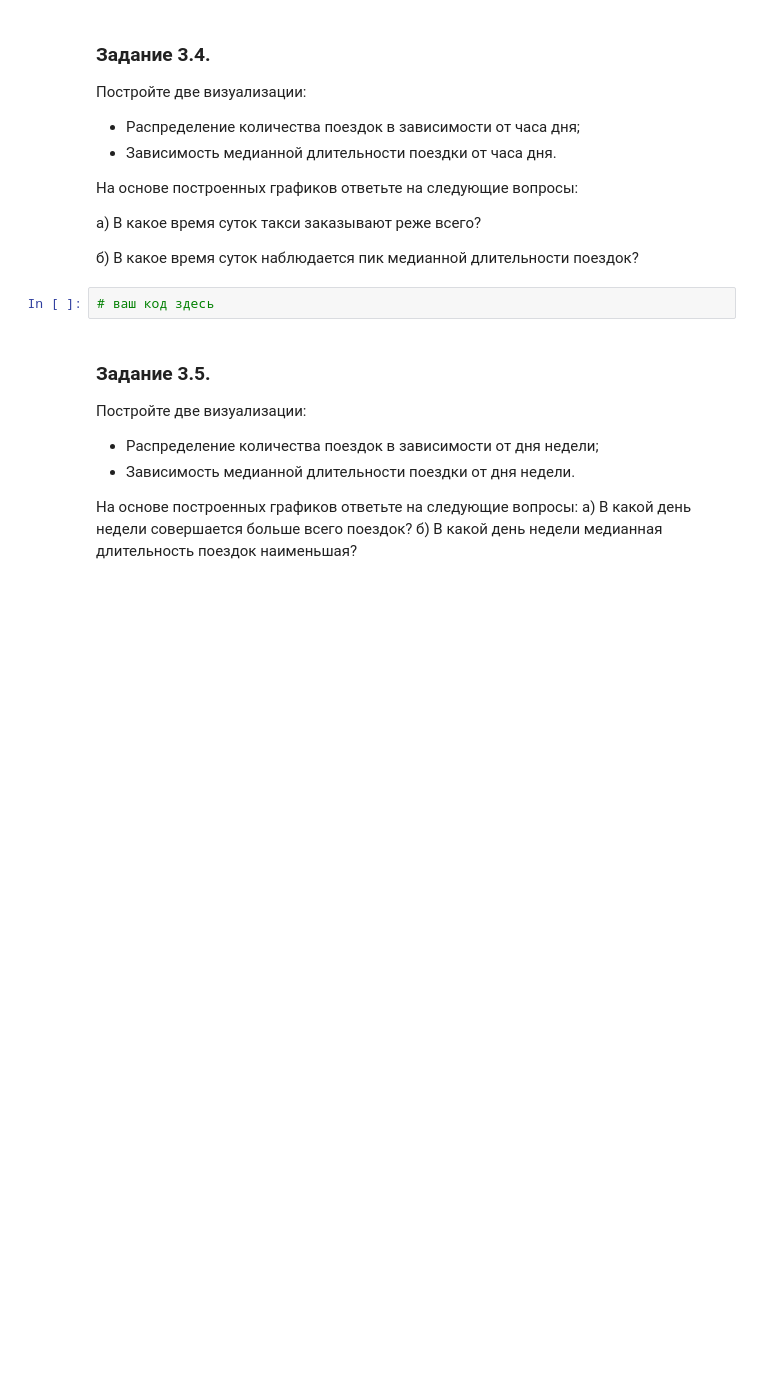
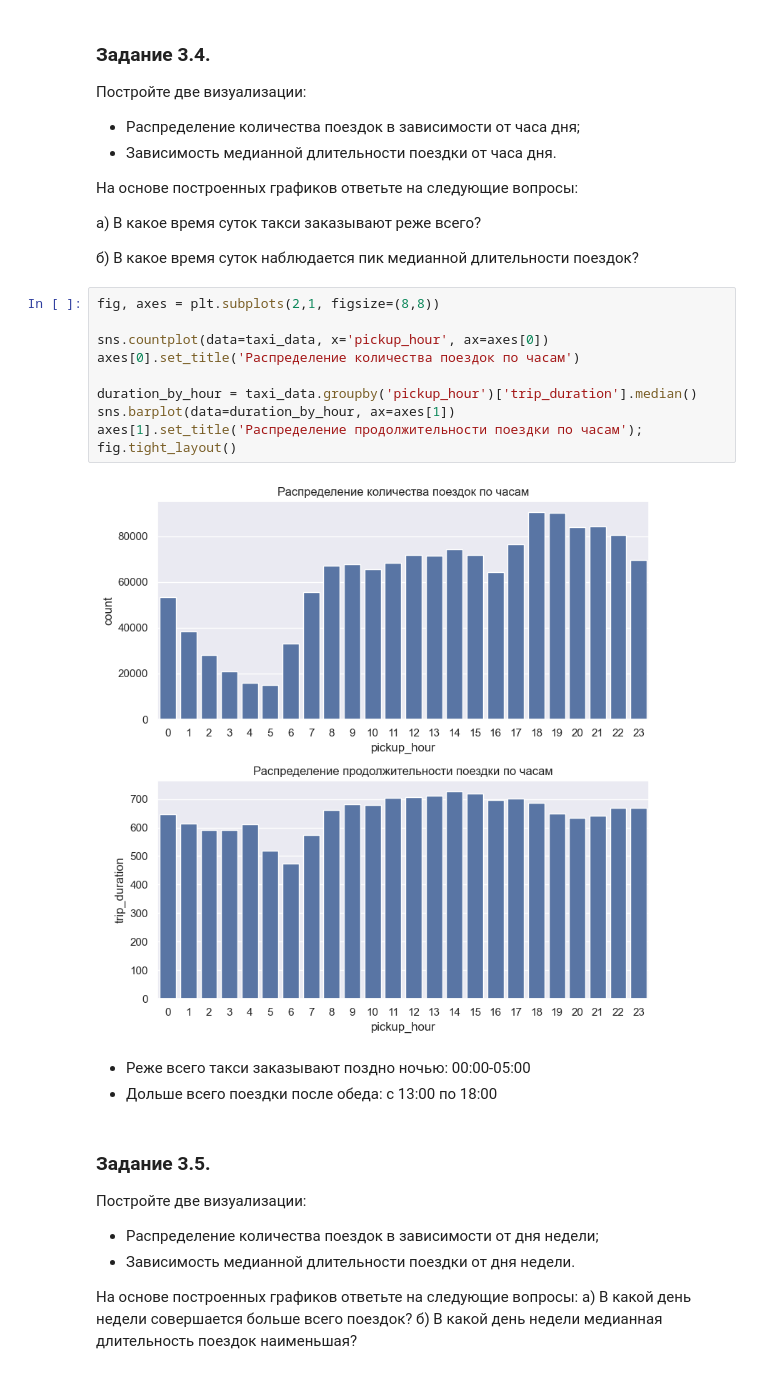
Before and after one commit to mvulf/sf_data_science, a Jupyter notebook: project_5/Project-5_Taxi.ipynb, the cells around one changed output. Cells and saved outputs as stored; diff of their text form; blank space fills up the shorter version.

```diff
--- a/project_5/Project-5_Taxi.ipynb
+++ b/project_5/Project-5_Taxi.ipynb
@@ -340,8 +642,21 @@ taxi_data['trip_duration_log'] = np.log(taxi_data['trip_duration']+1)
 а) В какое время суток такси заказывают реже всего?
 
 б) В какое время суток наблюдается пик медианной длительности поездок?
-# %%
-# ваш код здесь
+# %%
+fig, axes = plt.subplots(2,1, figsize=(8,8))
+
+sns.countplot(data=taxi_data, x='pickup_hour', ax=axes[0])
+axes[0].set_title('Распределение количества поездок по часам')
+
+duration_by_hour = taxi_data.groupby('pickup_hour')['trip_duration'].median()
+sns.barplot(data=duration_by_hour, ax=axes[1])
+axes[1].set_title('Распределение продолжительности поездки по часам');
+fig.tight_layout()
+# %% [output]
+[figure, added]
+# %% [markdown]
+- Реже всего такси заказывают поздно ночью: 00:00-05:00
+- Дольше всего поездки после обеда: с 13:00 по 18:00
 # %% [markdown]
 ### Задание 3.5.
 Постройте две визуализации:
```
Also changed, not shown: parts of 110 cells of this notebook, 7 other files.
